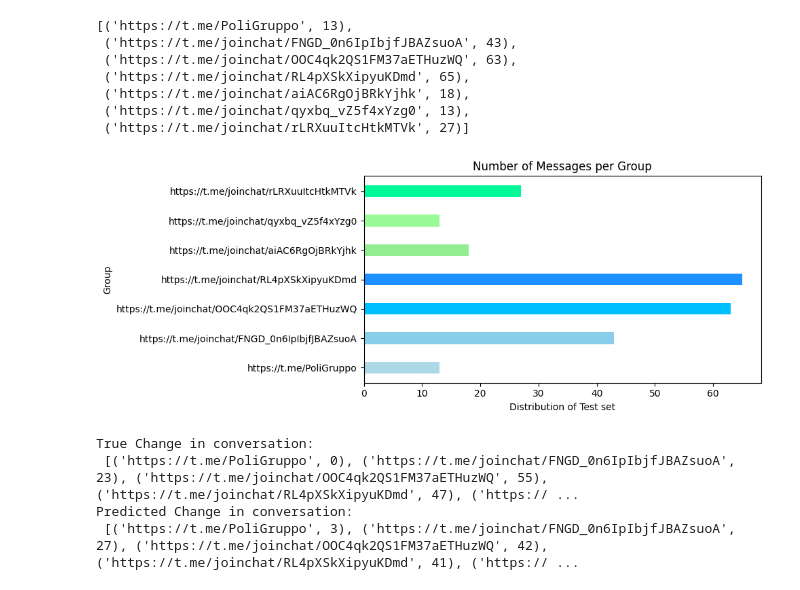
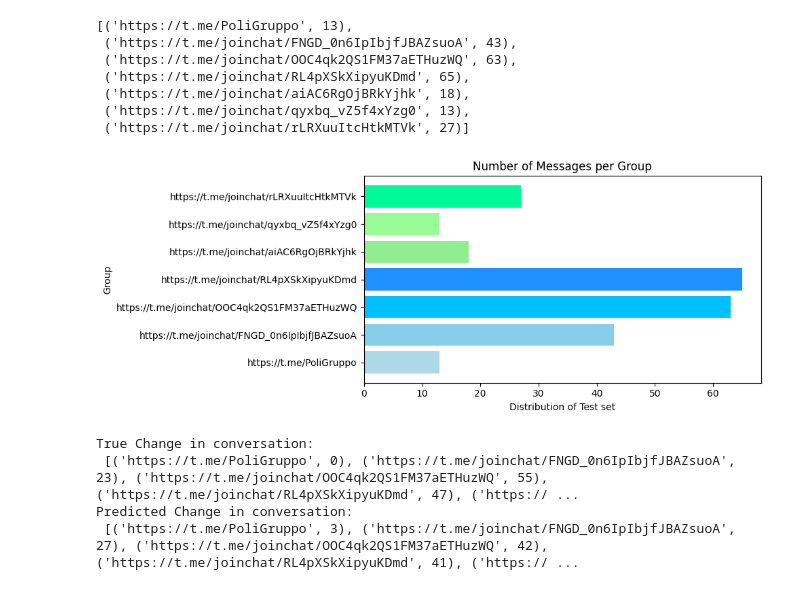
Before and after one commit to amirmosio/telegram-event-detection, a Jupyter notebook: data_analysis/result_analysis.ipynb, the cells around one changed output. Saved outputs shown, nothing was run; the diff lists cells and outputs as text; code cells hidden in the pictures.

```diff
--- a/data_analysis/result_analysis.ipynb
+++ b/data_analysis/result_analysis.ipynb
@@ -138,12 +138,12 @@ true_no_change, predicted_no_change, diff_no_change = [], [], []
 group_counts = []
 
 for name, group in grouped:
-  true = (group['y_test'] == 1).sum()
-  pred = (group['y_pred'] == 1).sum()
+  true = (group['y_test'] == 0).sum()
+  pred = (group['y_pred'] == 0).sum()
   d = true - pred
 
-  true_no = (group['y_test'] == 0).sum()
-  pred_no = (group['y_pred'] == 0).sum()
+  true_no = (group['y_test'] == 1).sum()
+  pred_no = (group['y_pred'] == 1).sum()
   d_no = true_no - pred_no
 
   count = len(group)
@@ -173,23 +173,22 @@ group_counts
 # %%
 group_counts_values = [count for _, count in group_counts]
 group_names = [group_name for group_name, _ in group_counts]
 
-bar_width = 0.4
 index = np.arange(len(group_names))
 
 plt.figure(figsize=(10, 4))
 colors = ['#ADD8E6', '#87CEEB', '#00BFFF', '#1E90FF', '#90EE90', '#98FB98', '#00FA9A']
-plt.barh(index, group_counts_values, bar_width, color=colors)
+plt.barh(index, group_counts_values, color=colors)
 
 plt.xlabel('Distribution of Test set')
 plt.ylabel('Group')
 plt.title('Number of Messages per Group')
 plt.yticks(index, group_names)
 
 plt.tight_layout()
 plt.show()
 # %% [output]
-[figure, old version]
+[figure, new version]
 # %%
 print('True Change in conversation:\n', true_drifts)
 print('Predicted Change in conversation:\n', predicted_drifts)
```
Also changed, not shown: parts of 3 cells of this notebook, 1 other file.
